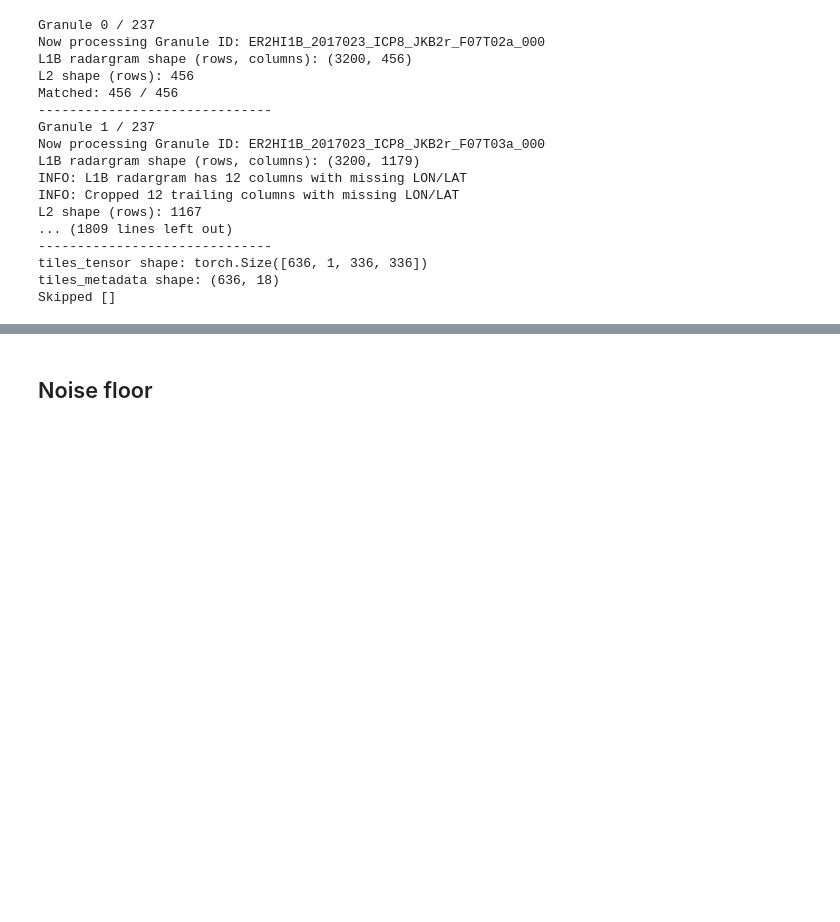
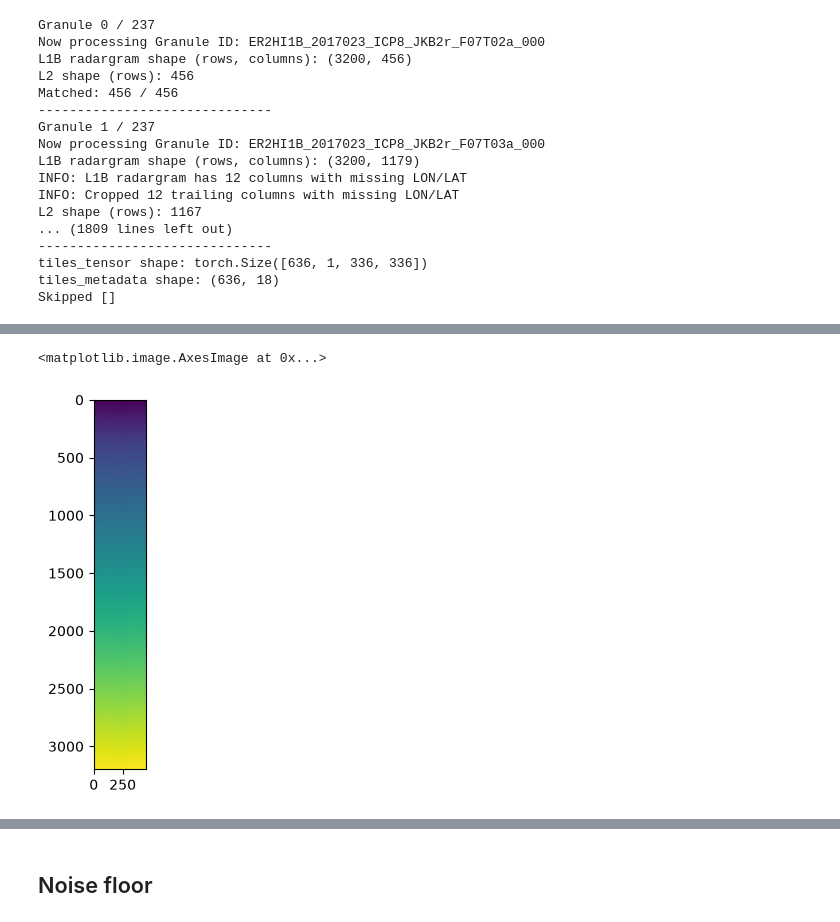
Before and after one commit to kimbente/RadarCLIP, a Jupyter notebook: preprocess_EAGLE.ipynb, the cells around one changed output, grey strips where cells are left out. Drawn from its saved outputs; the diff is of its cells as text; code cells hidden in the pictures; blank space fills up the shorter version.

```diff
--- a/preprocess_EAGLE.ipynb
+++ b/preprocess_EAGLE.ipynb
@@ -126,0 +448,13 @@ Skipped []
+# %%
+# relative permittivity from Matsuoka et al. 2010
+EPSILON = 3.2
+
+# make surface elevation a row vector and broadcast subtract
+depth_rel_to_surface = - (elevations_m - radargram_ds_l2.l2_SURFACE_ELEVATION.values[None, :])
+# NOTE: depths are positive
+# applies to ice mask
+# calculate correction for every cell
+depth_dependent_term = depth_rel_to_surface / np.sqrt(EPSILON)
+
+geometric = 2 * (radargram_ds_l2.l2_SRF_RNG.values[None, :] + depth_dependent_term)
+geometric_dB = 20 * np.log10(geometric)
@@ -126,0 +477,5 @@ Skipped []
+# %%
+plt.imshow(geometric)
+# %% [output]
+<matplotlib.image.AxesImage at 0x...>
+[figure, added]
```
Also changed, not shown: parts of 23 cells of this notebook, 2 other files.
